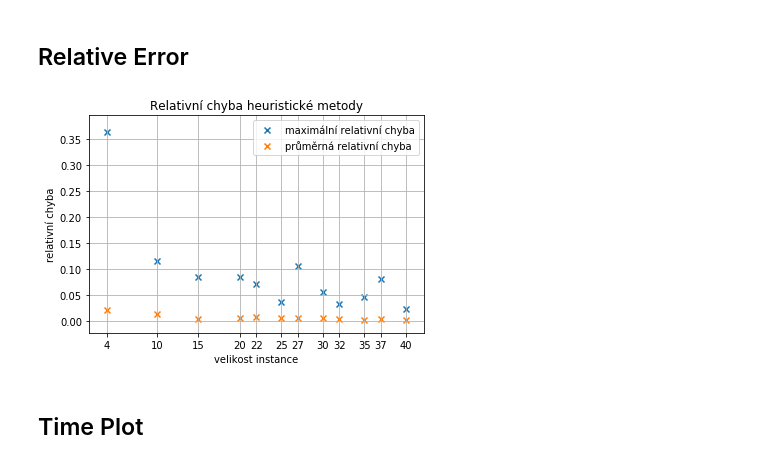
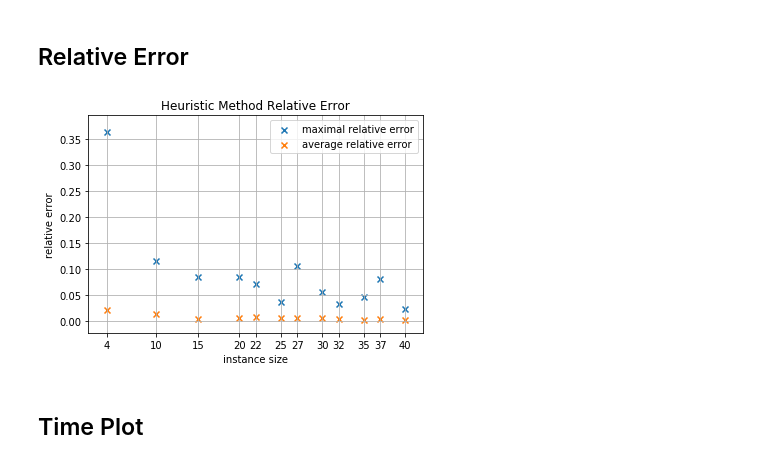
Before and after one commit to podondra/knapsack-problem, a Jupyter notebook: 01-experiments.ipynb, the cells around one changed output. Saved outputs shown, nothing was run; the diff lists cells and outputs as text; code cells hidden in the pictures.

```diff
--- a/01-experiments.ipynb
+++ b/01-experiments.ipynb
@@ -116,16 +116,18 @@ mean_error = group.mean()
 max_error = group.max()
 # %%
 ax = plt.subplot()
-ax.set_title('Relativní chyba heuristické metody')
-ax.scatter(ns, max_error, marker='x', label='maximální relativní chyba')
-ax.scatter(ns, mean_error, marker='x', label='průměrná relativní chyba')
+ax.set_title('Heuristic Method Relative Error')
+ax.scatter(ns, max_error, marker='x', label='maximal relative error')
+ax.scatter(ns, mean_error, marker='x', label='average relative error')
 ax.set_xticks(ns)
-ax.set_ylabel('relativní chyba')
-ax.set_xlabel('velikost instance')
+ax.set_ylabel('relative error')
+ax.set_xlabel('instance size')
 ax.legend()
 ax.grid()
+
+plt.savefig('reports/img/heuristic_relative_error.pdf')
 # %% [output]
-[figure, old version]
+[figure, new version]
 # %% [markdown]
 ## Time Plot
 # %%
```
Also changed, not shown: parts of 1 cell of this notebook, 4 other files.
